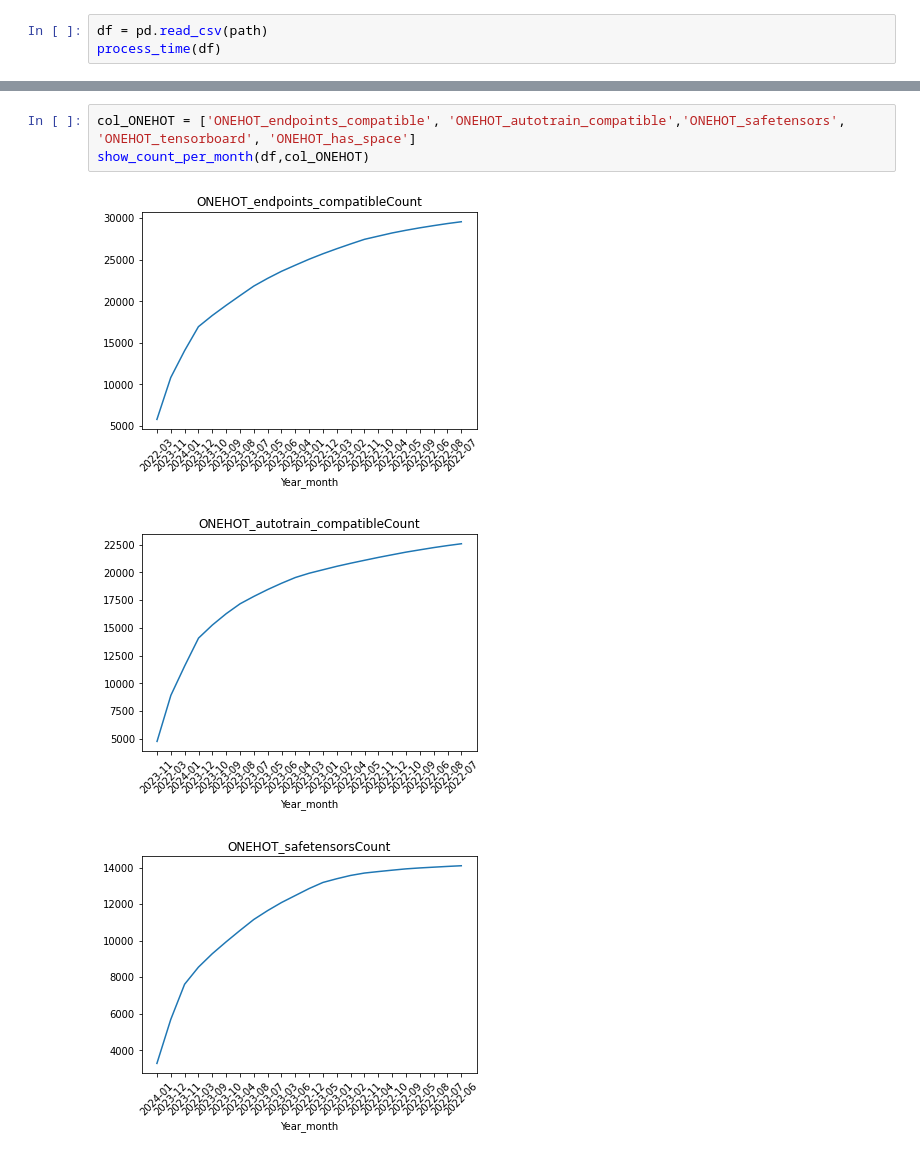
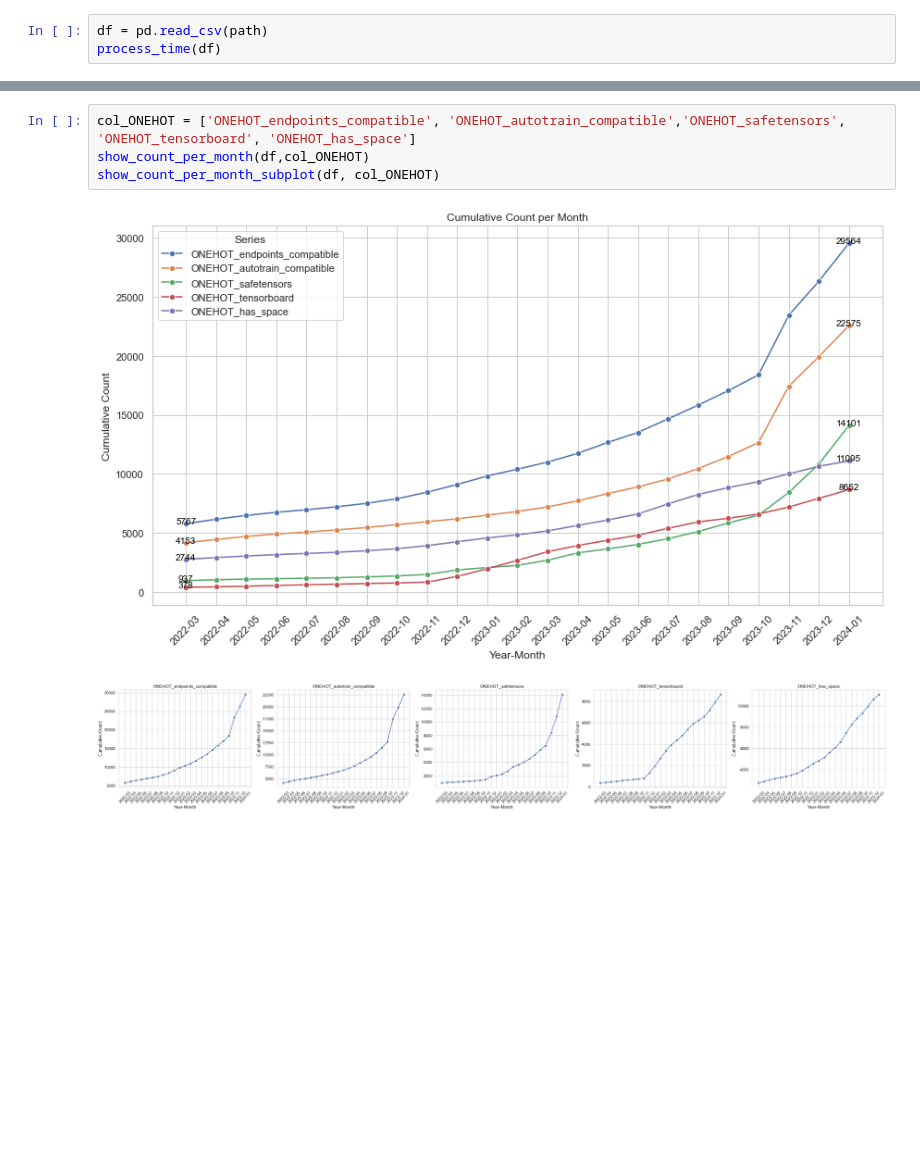
Before and after one commit to esept/SDD_projet, a Jupyter notebook: src/analysis/use_myfunc.ipynb, the cells around one changed output, grey strips where cells are left out. Saved outputs shown, nothing was run; the diff lists cells and outputs as text; blank space fills up the shorter version.

```diff
--- a/src/analysis/use_myfunc.ipynb
+++ b/src/analysis/use_myfunc.ipynb
@@ -25,7 +22,7 @@ show_sum_per_month(df,col_frameworks)
 # %%
 col_ONEHOT = ['ONEHOT_endpoints_compatible', 'ONEHOT_autotrain_compatible','ONEHOT_safetensors', 'ONEHOT_tensorboard', 'ONEHOT_has_space']
 show_count_per_month(df,col_ONEHOT)
+show_count_per_month_subplot(df, col_ONEHOT)
 # %% [output]
-[figure, old version]
+[figure, new version]
-[figure, old version]
+[figure, new version]
-[figure, removed]
```
Also changed, not shown: parts of 9 cells of this notebook, 1 other file.
